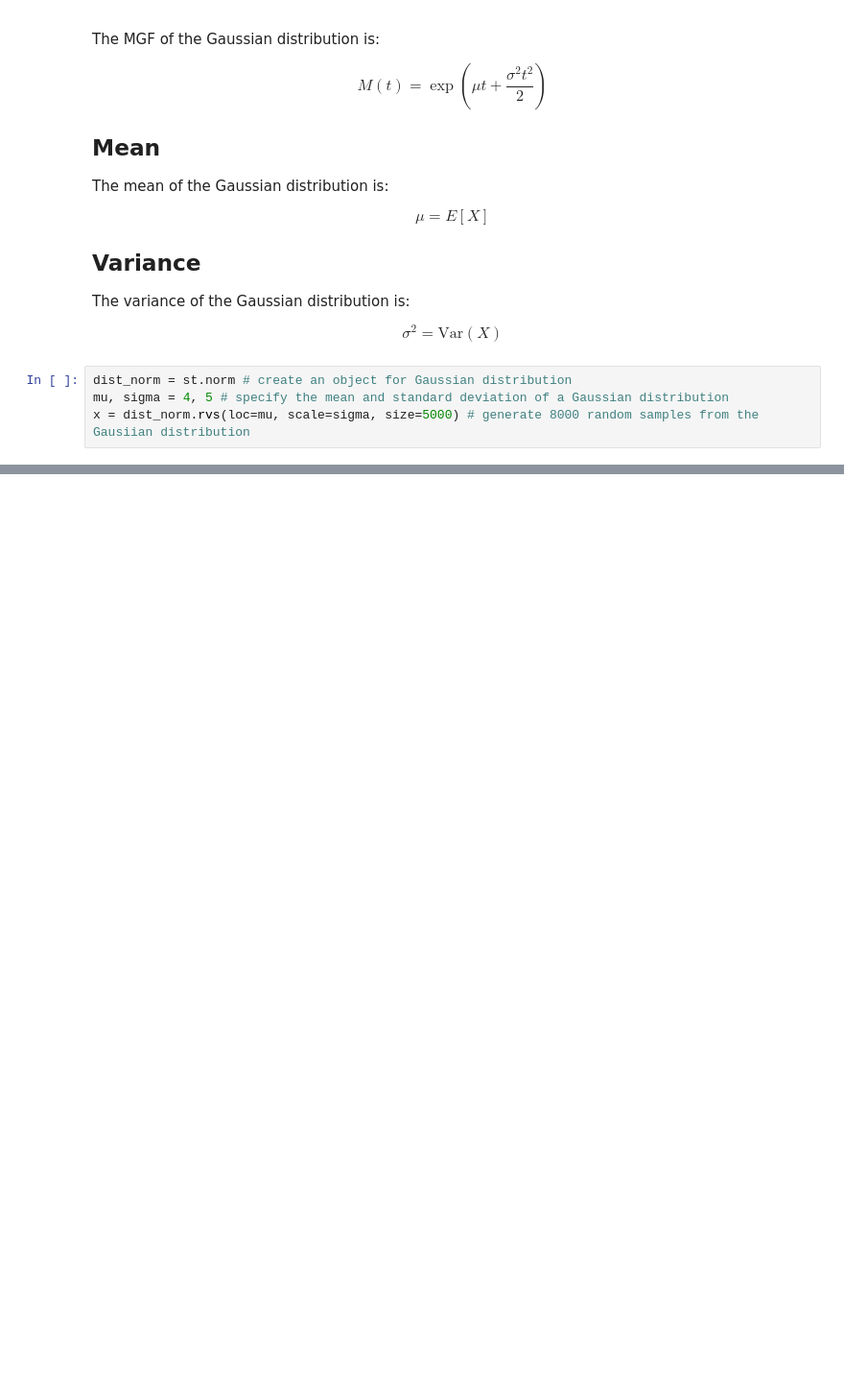
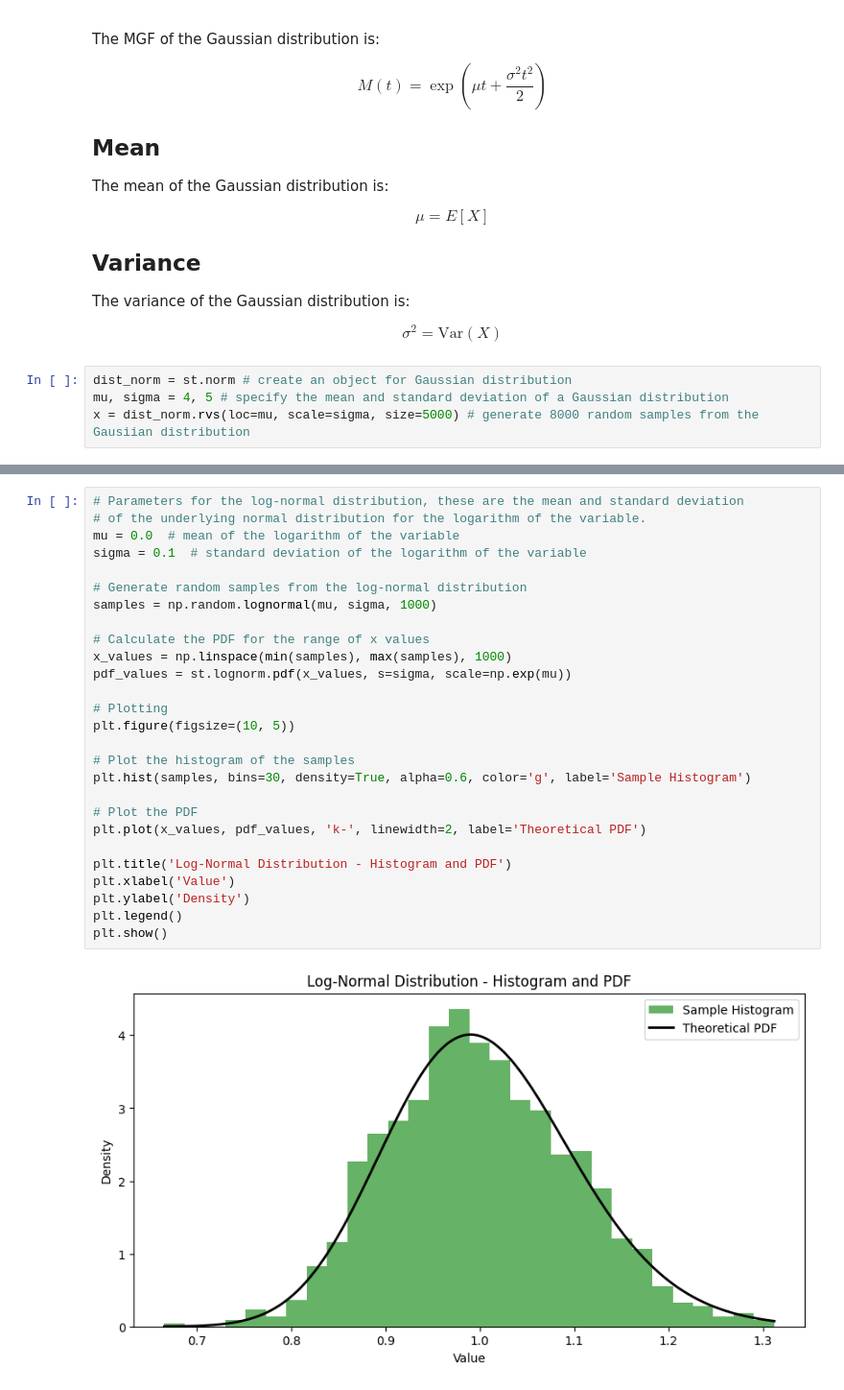
Before and after one commit to dkanh6/CMP_SC-7540-Neural-Models, a Jupyter notebook: Probability_Distributions.ipynb, the cells around one changed output, grey strips where cells are left out. Shown: that part at 96% size. Drawn from its saved outputs; the diff is of its cells as text; blank space fills up the shorter version.

```diff
--- a/Probability_Distributions.ipynb
+++ b/Probability_Distributions.ipynb
@@ -297,0 +338,29 @@ plt.show()
+# %%
+# Parameters for the log-normal distribution, these are the mean and standard deviation
+# of the underlying normal distribution for the logarithm of the variable.
+mu = 0.0  # mean of the logarithm of the variable
+sigma = 0.1  # standard deviation of the logarithm of the variable
+
+# Generate random samples from the log-normal distribution
+samples = np.random.lognormal(mu, sigma, 1000)
+
+# Calculate the PDF for the range of x values
+x_values = np.linspace(min(samples), max(samples), 1000)
+pdf_values = st.lognorm.pdf(x_values, s=sigma, scale=np.exp(mu))
+
+# Plotting
+plt.figure(figsize=(10, 5))
+
+# Plot the histogram of the samples
+plt.hist(samples, bins=30, density=True, alpha=0.6, color='g', label='Sample Histogram')
+
+# Plot the PDF
+plt.plot(x_values, pdf_values, 'k-', linewidth=2, label='Theoretical PDF')
+
+plt.title('Log-Normal Distribution - Histogram and PDF')
+plt.xlabel('Value')
+plt.ylabel('Density')
+plt.legend()
+plt.show()
+# %% [output]
+[figure, added]
```
Also changed, not shown: parts of 5 cells of this notebook.
